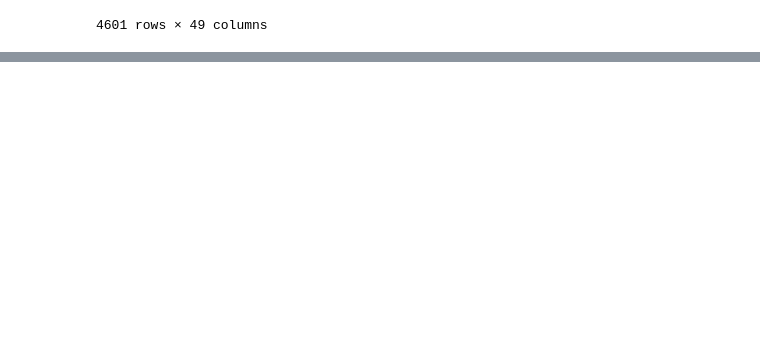
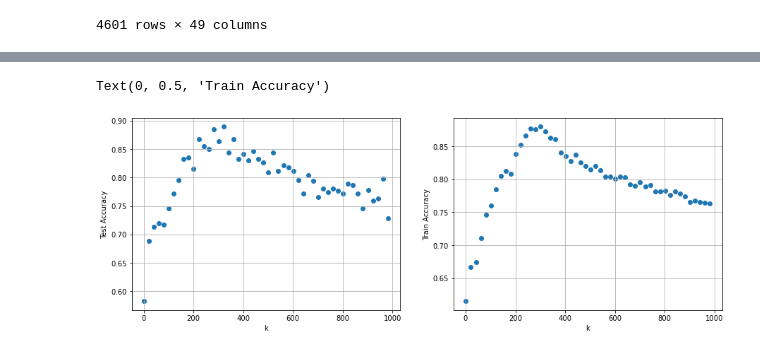
Before and after one commit to AmevinLS/Evaluate-Improve-Models-master, a Jupyter notebook: main.ipynb, the cells around one changed output, grey strips where cells are left out. Saved outputs shown, nothing was run; the diff lists cells and outputs as text; code cells hidden in the pictures; blank space fills up the shorter version.

```diff
--- a/main.ipynb
+++ b/main.ipynb
@@ -36,0 +152,14 @@ IndexError: positional indexers are out-of-bounds
+# %%
+fig, ax = plt.subplots(1, 2, figsize=(15, 5))
+ax[0].scatter(k_to_acc_test.index, k_to_acc_test.class_typeues)
+ax[0].grid()
+ax[0].set_xlabel("k")
+ax[0].set_ylabel("Test Accuracy")
+
+ax[1].scatter(k_to_acc_train.index, k_to_acc_train.class_typeues)
+ax[1].grid()
+ax[1].set_xlabel("k")
+ax[1].set_ylabel("Train Accuracy")
+# %% [output]
+Text(0, 0.5, 'Train Accuracy')
+[figure, added]
```
Also changed, not shown: parts of 12 cells of this notebook.
